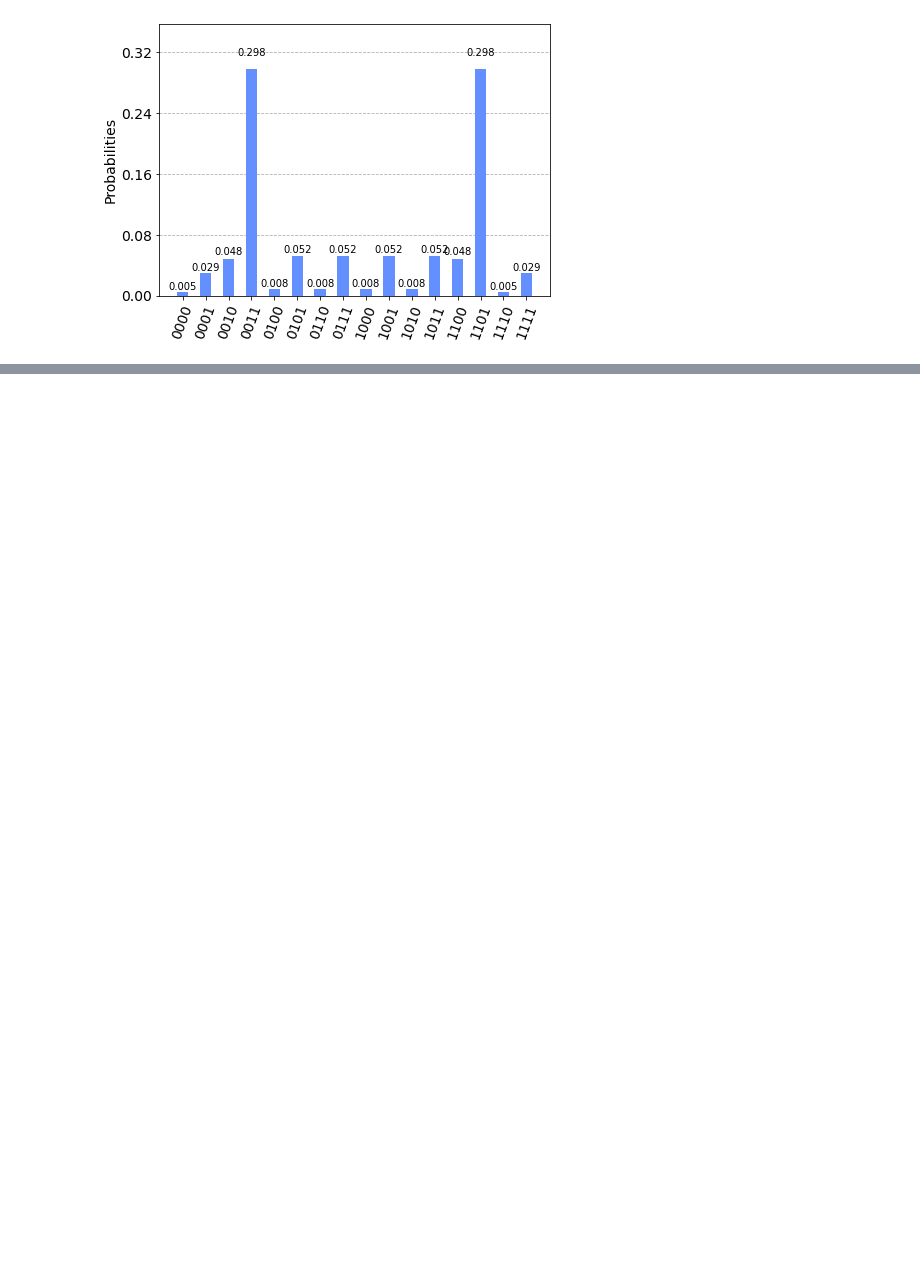
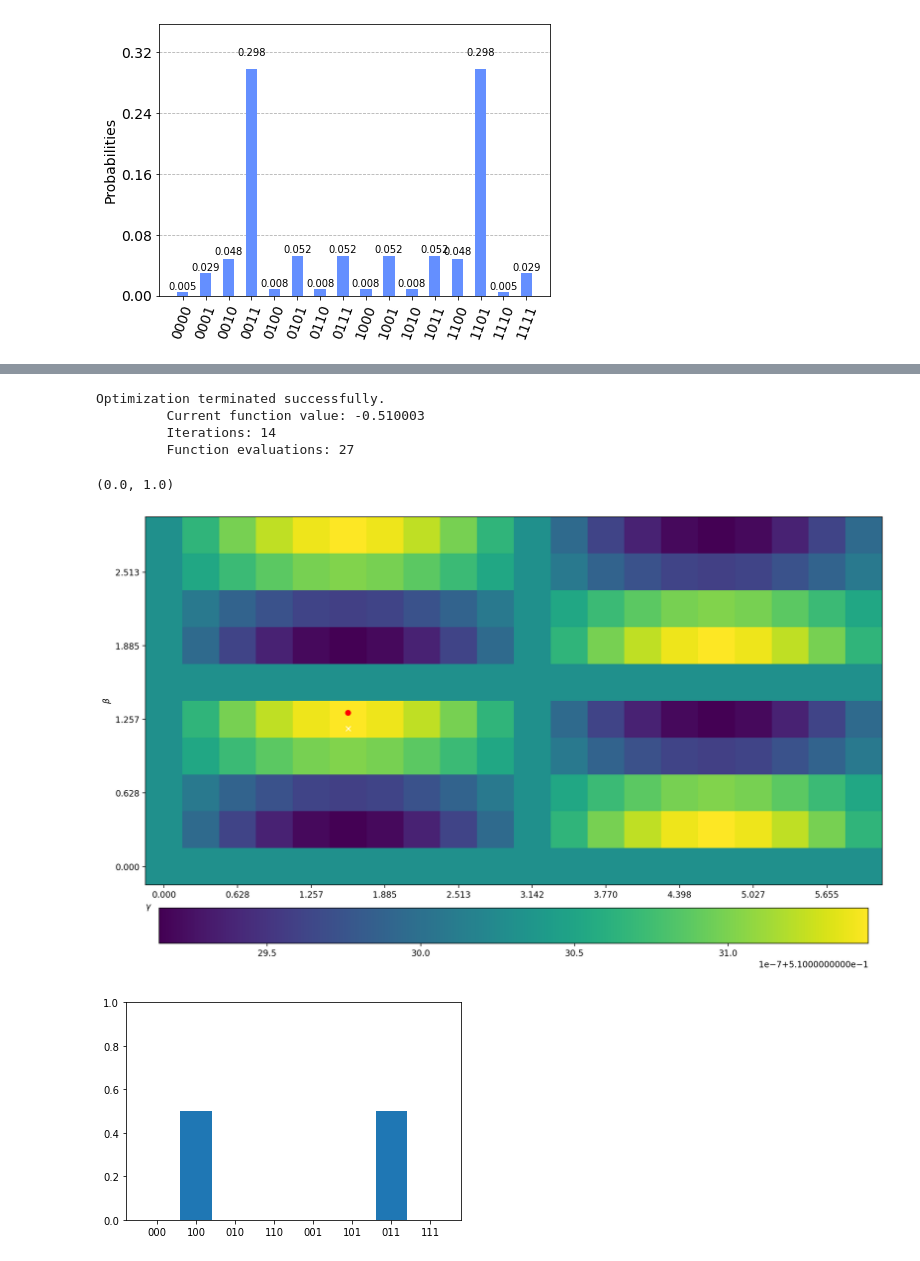
Before and after one commit to OpenQuantumComputing/optimization, a Jupyter notebook: newbeginning 3 qubit.ipynb, the cells around one changed output, grey strips where cells are left out. Drawn from its saved outputs; the diff is of its cells as text; code cells hidden in the pictures; blank space fills up the shorter version.

```diff
--- a/newbeginning 3 qubit.ipynb
+++ b/newbeginning 3 qubit.ipynb
@@ -223,0 +234,22 @@ Optimization terminated successfully.
+# %%
+x1=x0+np.array((0,1))
+# %%
+out, job_b, xb = qaoa.getlocalmin(x1, backend, mu,useExco=[False],sv=sv)
+
+_=getfig(E,ng=20,nb=10)
+pl.plot(x0[0],x1[1],'ro')
+pl.plot(xb[0],xb[1],'wx')
+
+# plot histogram
+md=job_b.result().get_counts()
+pl.figure()
+pl.bar([k[::-1] for k in md.keys()], md.values())
+pl.ylim([0,1])
+# %% [output]
+Optimization terminated successfully.
+         Current function value: -0.510003
+         Iterations: 14
+         Function evaluations: 27
+(0.0, 1.0)
+[figure, added]
+[figure, added]
```
Also changed, not shown: parts of 10 cells of this notebook, 3 other files.
